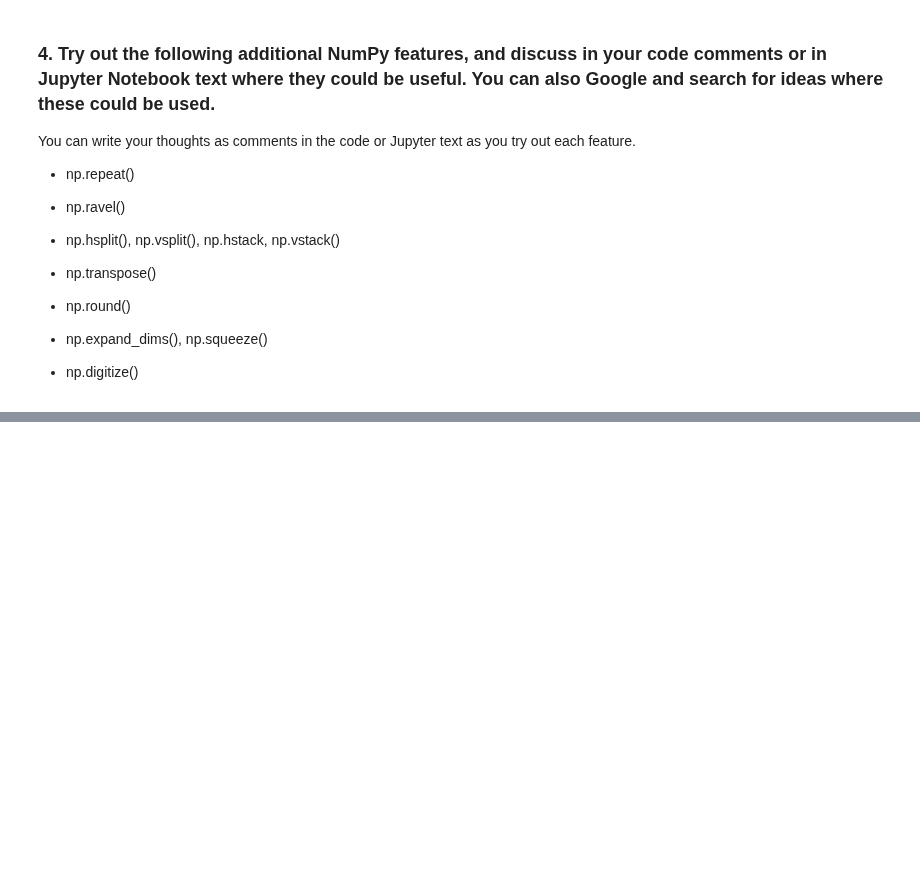
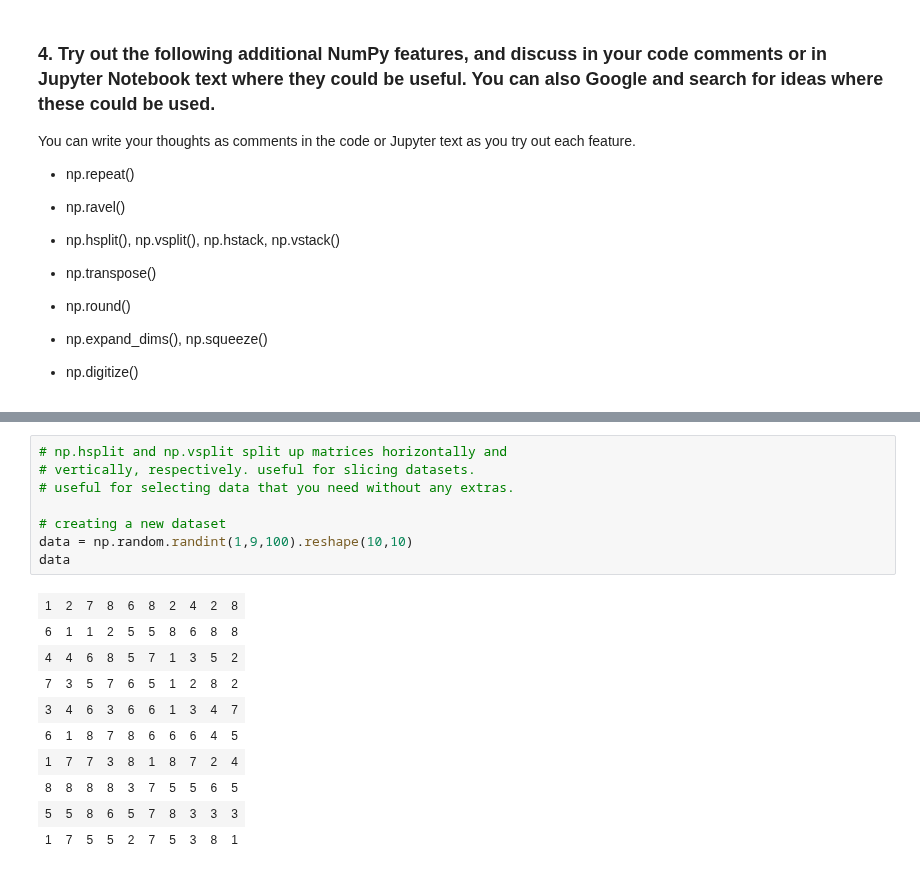
Before and after one commit to jehuhta/Intro_Data_Analytics_Huhta_Jeremy_Spring2025, a Jupyter notebook: DataAnalyticsExerciseSet1.ipynb, the cells around one changed output, grey strips where cells are left out. Drawn from its saved outputs; the diff is of its cells as text; blank space fills up the shorter version.

Commit message:
Completed Exercises_1. Still needs review for advanced exercises.

```diff
--- a/DataAnalyticsExerciseSet1.ipynb
+++ b/DataAnalyticsExerciseSet1.ipynb
@@ -899,0 +970,19 @@ You can write your thoughts as comments in the code or Jupyter text as you try o
+# %%
+# np.hsplit and np.vsplit split up matrices horizontally and
+# vertically, respectively. useful for slicing datasets.
+# useful for selecting data that you need without any extras.
+
+# creating a new dataset
+data = np.random.randint(1,9,100).reshape(10,10)
+data
+# %% [output]
+| 1 | 2 | 7 | 8 | 6 | 8 | 2 | 4 | 2 | 8 |
+| 6 | 1 | 1 | 2 | 5 | 5 | 8 | 6 | 8 | 8 |
+| 4 | 4 | 6 | 8 | 5 | 7 | 1 | 3 | 5 | 2 |
+| 7 | 3 | 5 | 7 | 6 | 5 | 1 | 2 | 8 | 2 |
+| 3 | 4 | 6 | 3 | 6 | 6 | 1 | 3 | 4 | 7 |
+| 6 | 1 | 8 | 7 | 8 | 6 | 6 | 6 | 4 | 5 |
+| 1 | 7 | 7 | 3 | 8 | 1 | 8 | 7 | 2 | 4 |
+| 8 | 8 | 8 | 8 | 3 | 7 | 5 | 5 | 6 | 5 |
+| 5 | 5 | 8 | 6 | 5 | 7 | 8 | 3 | 3 | 3 |
+| 1 | 7 | 5 | 5 | 2 | 7 | 5 | 3 | 8 | 1 |
```
Also changed, not shown: parts of 24 cells of this notebook.
